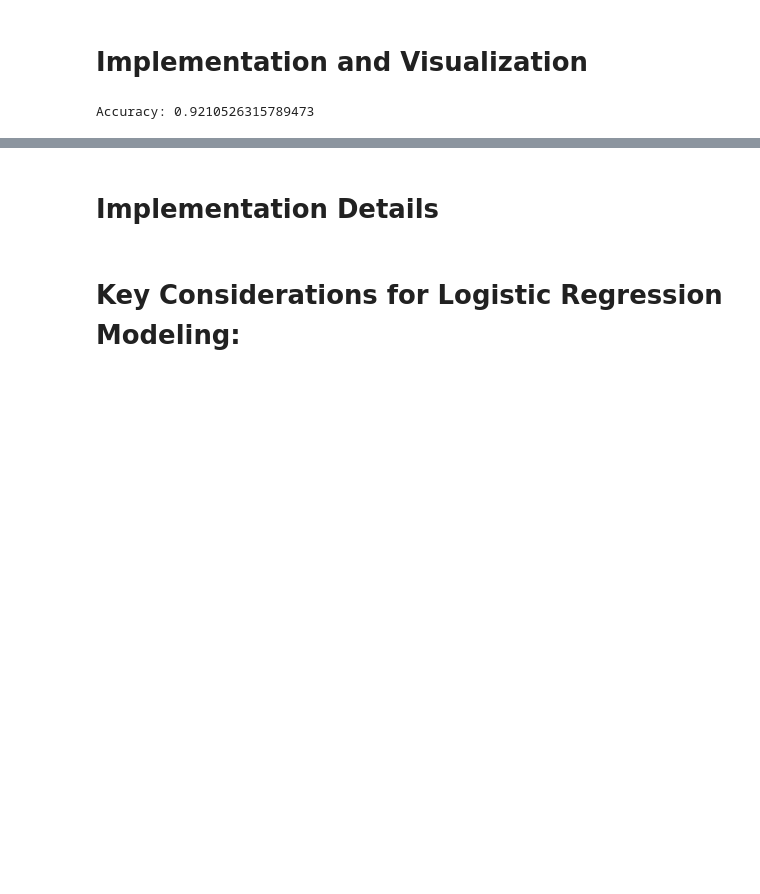
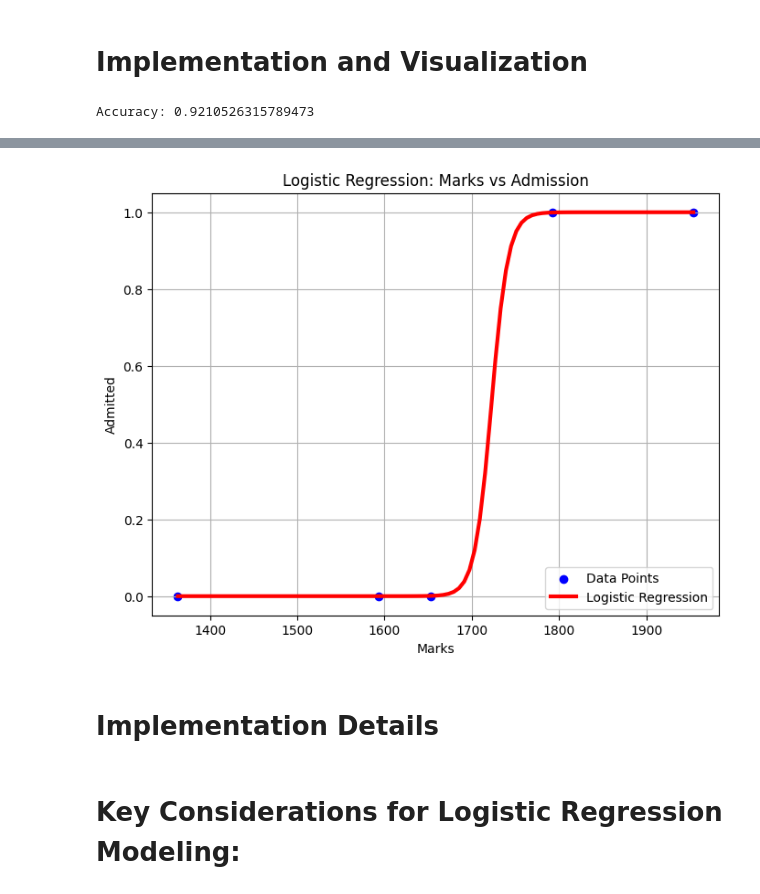
Before and after one commit to GDharan10/MachineLearningAlgorithmFromScratch, a Jupyter notebook: LogisticRegression.ipynb, the cells around one changed output, grey strips where cells are left out. Saved outputs shown, nothing was run; the diff lists cells and outputs as text; code cells hidden in the pictures; blank space fills up the shorter version.

```diff
--- a/LogisticRegression.ipynb
+++ b/LogisticRegression.ipynb
@@ -215,3 +264,36 @@ Accuracy: 0.9210526315789473
+# %%
+import numpy as np
+import matplotlib.pyplot as plt
+from sklearn.linear_model import LogisticRegression
+
+# Data (example data based on the provided format)
+marks = [1363, 1792, 1954, 1653, 1593]
+admitted = [0, 1, 1, 0, 0]
+
+# Reshape marks into a 2D array for sklearn
+X = np.array(marks).reshape(-1, 1)
+y = np.array(admitted)
+
+# Fit logistic regression model
+model = LogisticRegression()
+model.fit(X, y)
+
+# Predict probabilities
+x_values = np.linspace(min(marks), max(marks), 100).reshape(-1, 1)
+probabilities = model.predict_proba(x_values)[:, 1]
+
+# Plotting
+plt.figure(figsize=(8, 6))
+plt.scatter(marks, admitted, color='b', marker='o', label='Data Points')
+plt.plot(x_values, probabilities, color='r', linewidth=3, label='Logistic Regression')
+plt.xlabel('Marks')
+plt.ylabel('Admitted')
+plt.title('Logistic Regression: Marks vs Admission')
+plt.legend(loc='lower right')
+plt.grid(True)
+plt.show()
+# %% [output]
+[figure, added]
 # %% [markdown]
 # **Implementation Details**
 # %% [markdown]
```
Also changed, not shown: parts of 2 cells of this notebook.
